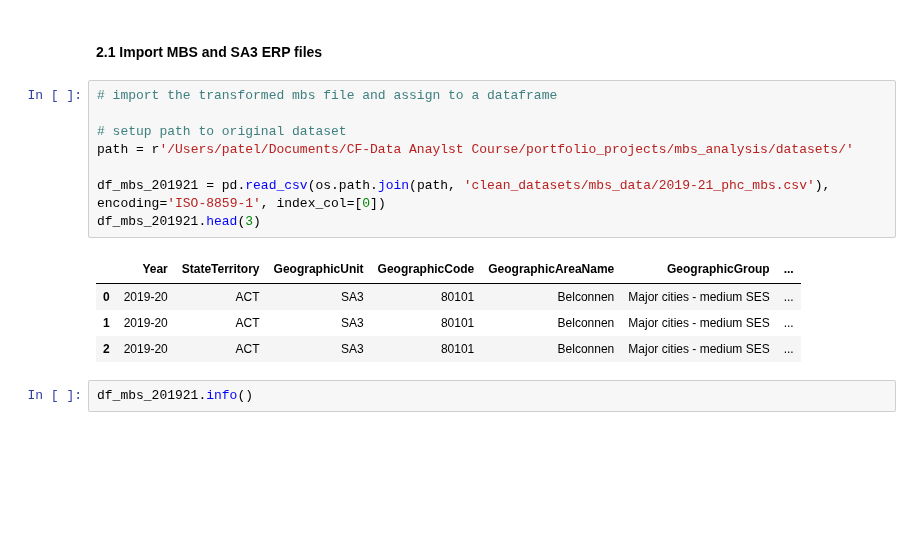
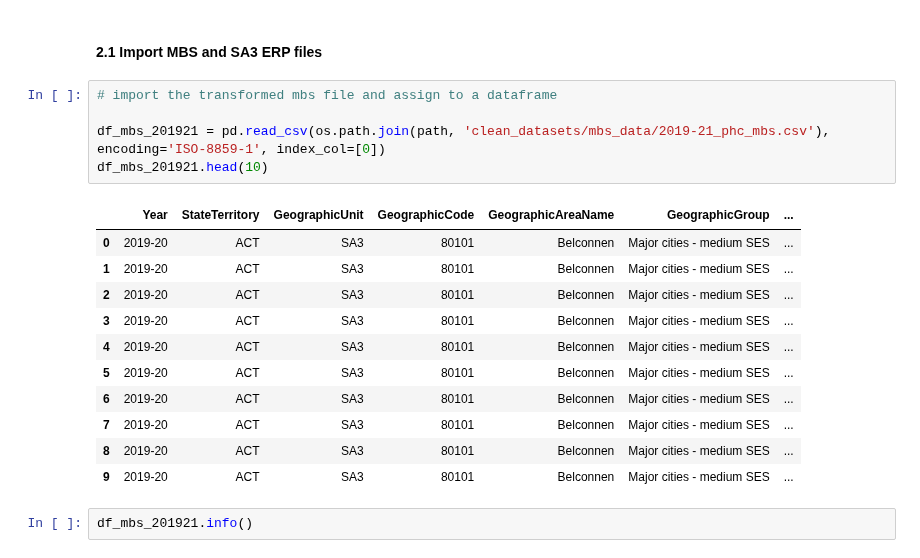
Before and after one commit to jiniep/mbs_analysis, a Jupyter notebook: scripts/2_mbs_combine_datasets.ipynb, the cells around one changed output. Saved outputs shown, nothing was run; the diff lists cells and outputs as text; blank space fills up the shorter version.

```diff
--- a/scripts/2_mbs_combine_datasets.ipynb
+++ b/scripts/2_mbs_combine_datasets.ipynb
@@ -161,16 +191,20 @@ df_mbs_201319_sa3_combined.head()
 # %%
 # import the transformed mbs file and assign to a dataframe
 
-# setup path to original dataset
-path = r'/Users/patel/Documents/CF-Data Anaylst Course/portfolio_projects/mbs_analysis/datasets/'
-
 df_mbs_201921 = pd.read_csv(os.path.join(path, 'clean_datasets/mbs_data/2019-21_phc_mbs.csv'), encoding='ISO-8859-1', index_col=[0])
-df_mbs_201921.head(3)
+df_mbs_201921.head(10)
 # %% [output]
 |  | Year | StateTerritory | GeographicUnit | GeographicCode | GeographicAreaName | GeographicGroup | ... |
 | 0 | 2019-20 | ACT | SA3 | 80101 | Belconnen | Major cities - medium SES | ... |
 | 1 | 2019-20 | ACT | SA3 | 80101 | Belconnen | Major cities - medium SES | ... |
 | 2 | 2019-20 | ACT | SA3 | 80101 | Belconnen | Major cities - medium SES | ... |
+| 3 | 2019-20 | ACT | SA3 | 80101 | Belconnen | Major cities - medium SES | ... |
+| 4 | 2019-20 | ACT | SA3 | 80101 | Belconnen | Major cities - medium SES | ... |
+| 5 | 2019-20 | ACT | SA3 | 80101 | Belconnen | Major cities - medium SES | ... |
+| 6 | 2019-20 | ACT | SA3 | 80101 | Belconnen | Major cities - medium SES | ... |
+| 7 | 2019-20 | ACT | SA3 | 80101 | Belconnen | Major cities - medium SES | ... |
+| 8 | 2019-20 | ACT | SA3 | 80101 | Belconnen | Major cities - medium SES | ... |
+| 9 | 2019-20 | ACT | SA3 | 80101 | Belconnen | Major cities - medium SES | ... |
 # %%
 df_mbs_201921.info()
 # %% [output]
```
Also changed, not shown: parts of 50 cells of this notebook, 1 other file.
